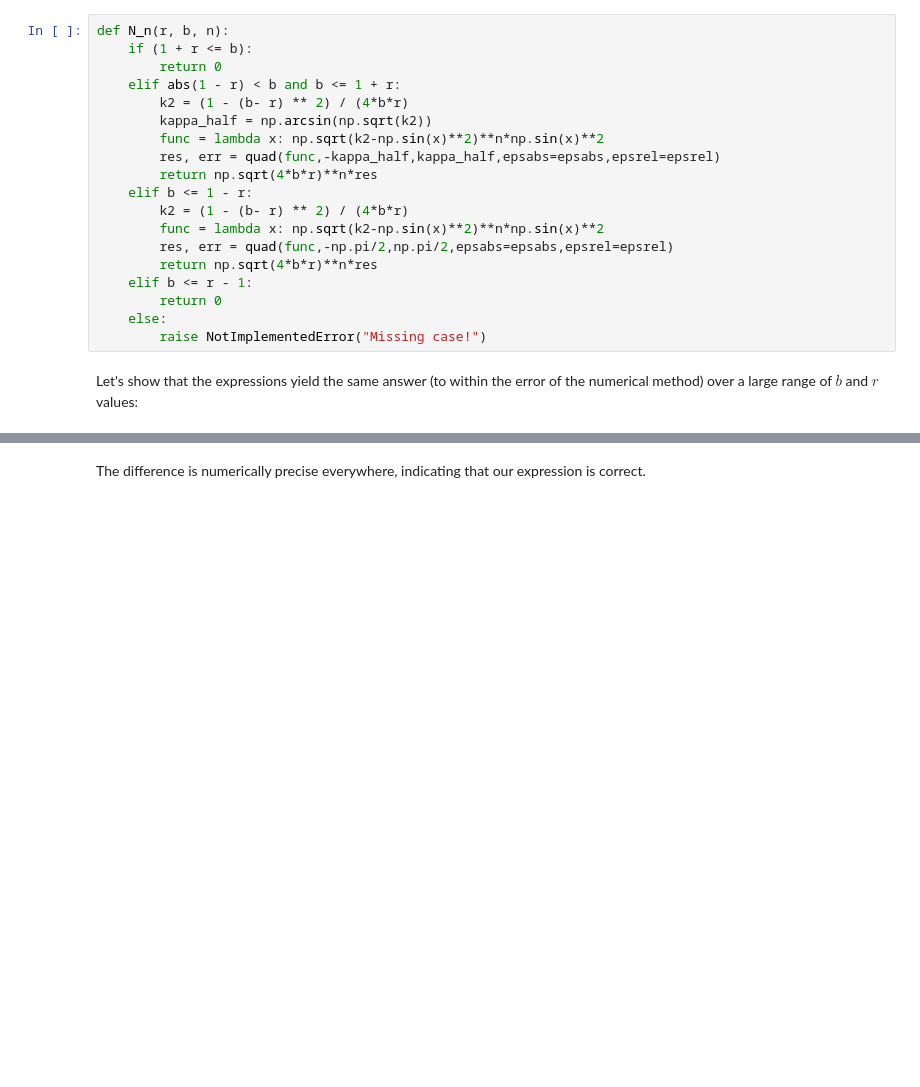
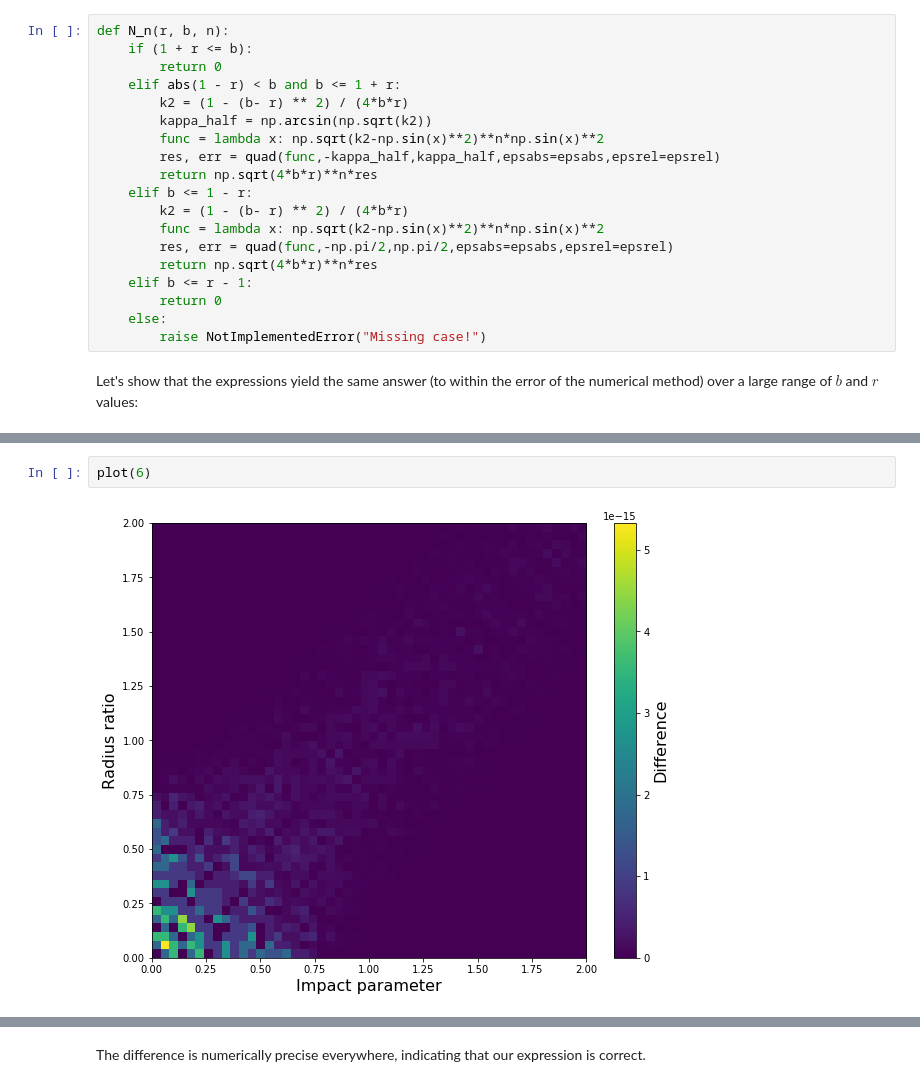
Before and after one commit to rodluger/Limbdark.jl, a Jupyter notebook: proofs/Nn_recursion.ipynb, the cells around one changed output, grey strips where cells are left out. Cells and saved outputs as stored; diff of their text form; blank space fills up the shorter version.

```diff
--- a/proofs/Nn_recursion.ipynb
+++ b/proofs/Nn_recursion.ipynb
@@ -72,0 +78,4 @@ NameError: name 'M_n' is not defined
+# %%
+plot(6)
+# %% [output]
+[figure, added]
```
Also changed, not shown: parts of 4 cells of this notebook.
